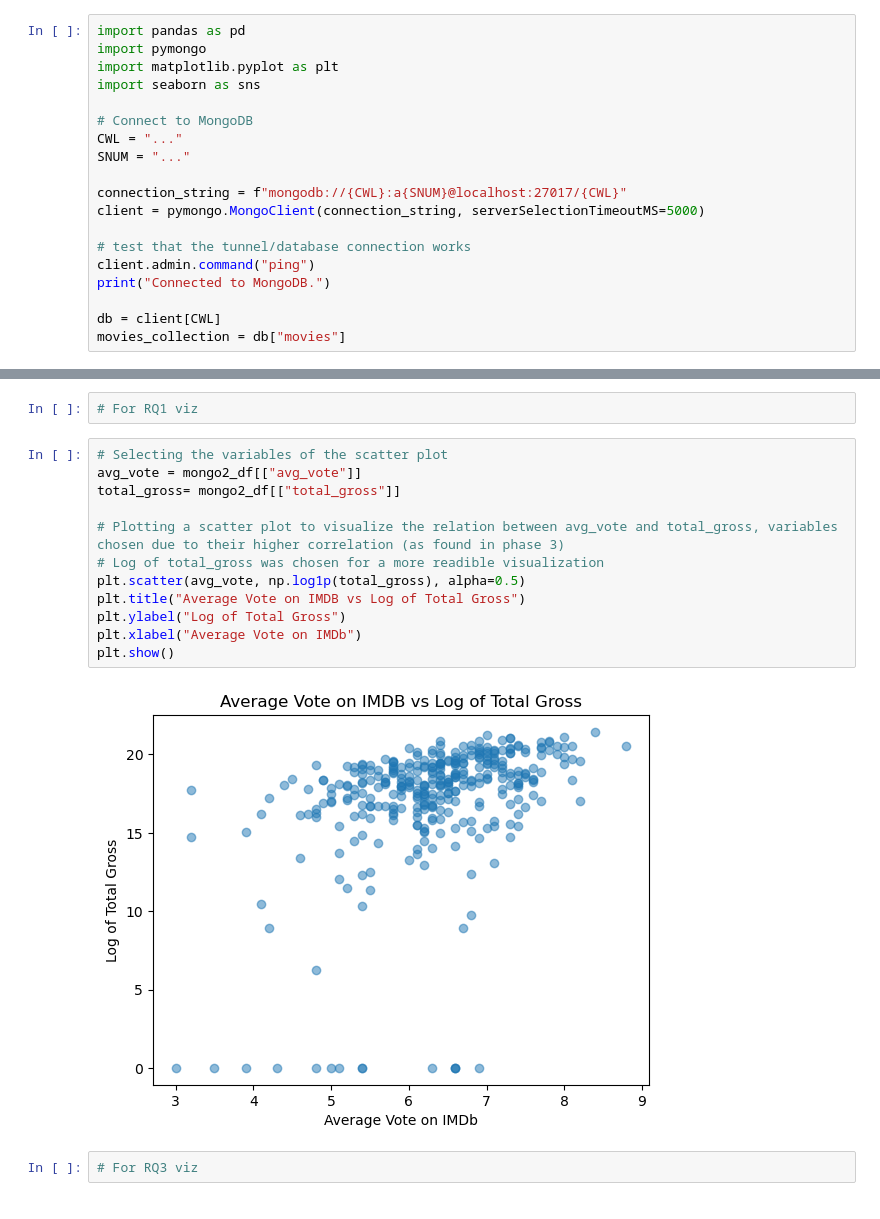
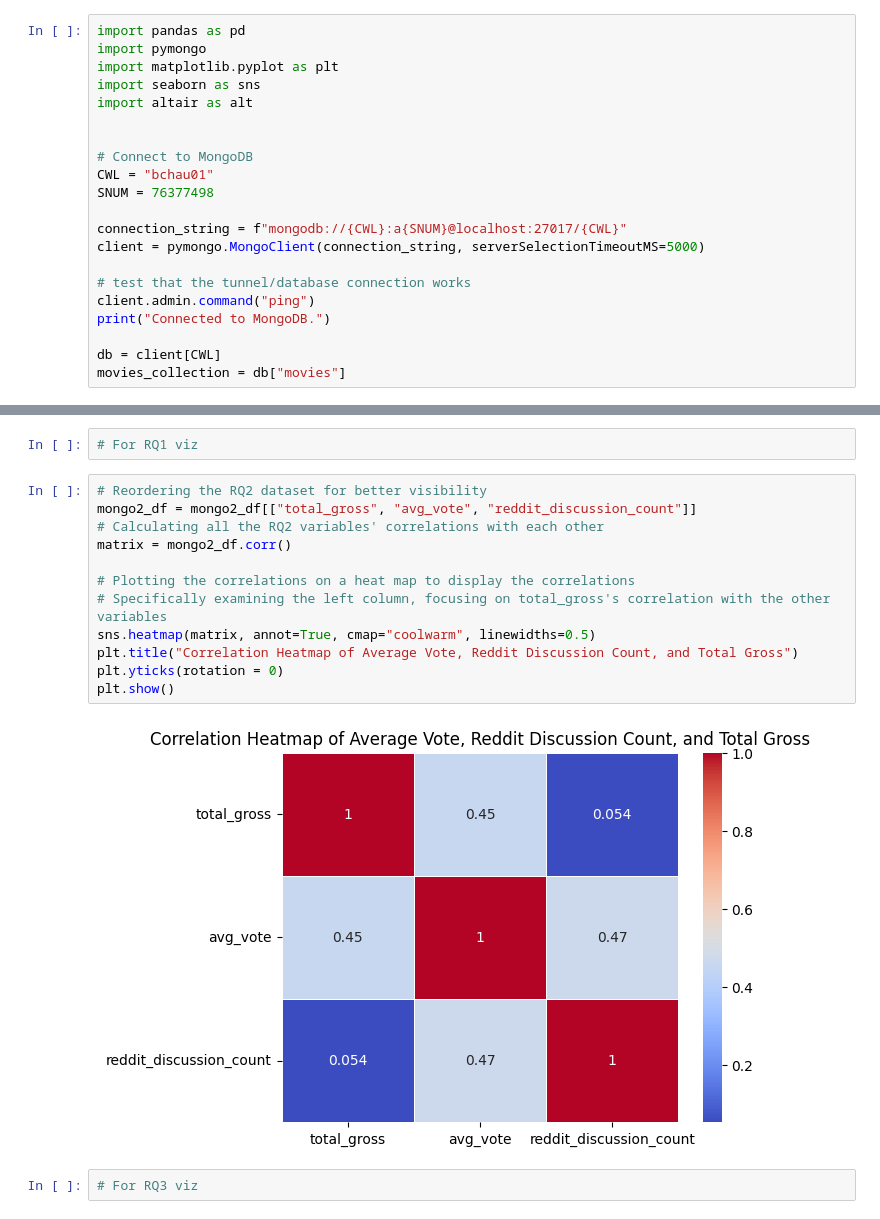
Before and after one commit to snowy17037/cpsc368_group-project, a Jupyter notebook: phase4_analysis.ipynb, the cells around one changed output, grey strips where cells are left out. Saved outputs shown, nothing was run; the diff lists cells and outputs as text.

```diff
--- a/phase4_analysis.ipynb
+++ b/phase4_analysis.ipynb
@@ -3,10 +3,12 @@ import pandas as pd
 import pymongo
 import matplotlib.pyplot as plt
 import seaborn as sns
+import altair as alt
+
 
 # Connect to MongoDB
-CWL = "..."
-SNUM = "..."
+CWL = "bchau01"
+SNUM = 76377498
 
 connection_string = f"mongodb://{CWL}:a{SNUM}@localhost:27017/{CWL}"
 client = pymongo.MongoClient(connection_string, serverSelectionTimeoutMS=5000)
@@ -209,18 +270,18 @@ Mongo shape: (342, 3)
 # %%
 # For RQ1 viz
 # %%
-# Selecting the variables of the scatter plot
-avg_vote = mongo2_df[["avg_vote"]]
-total_gross= mongo2_df[["total_gross"]]
+# Reordering the RQ2 dataset for better visibility
+mongo2_df = mongo2_df[["total_gross", "avg_vote", "reddit_discussion_count"]]
+# Calculating all the RQ2 variables' correlations with each other
+matrix = mongo2_df.corr()
 
-# Plotting a scatter plot to visualize the relation between avg_vote and total_gross, variables chosen due to their higher correlation (as found in phase 3)
-# Log of total_gross was chosen for a more readible visualization
-plt.scatter(avg_vote, np.log1p(total_gross), alpha=0.5)
-plt.title("Average Vote on IMDB vs Log of Total Gross")
-plt.ylabel("Log of Total Gross")
-plt.xlabel("Average Vote on IMDb")
+# Plotting the correlations on a heat map to display the correlations
+# Specifically examining the left column, focusing on total_gross's correlation with the other variables
+sns.heatmap(matrix, annot=True, cmap="coolwarm", linewidths=0.5)
+plt.title("Correlation Heatmap of Average Vote, Reddit Discussion Count, and Total Gross")
+plt.yticks(rotation = 0)
 plt.show()
 # %% [output]
-[figure, old version]
+[figure, new version]
 # %%
 # For RQ3 viz
```
Also changed, not shown: parts of 1 cell of this notebook.
